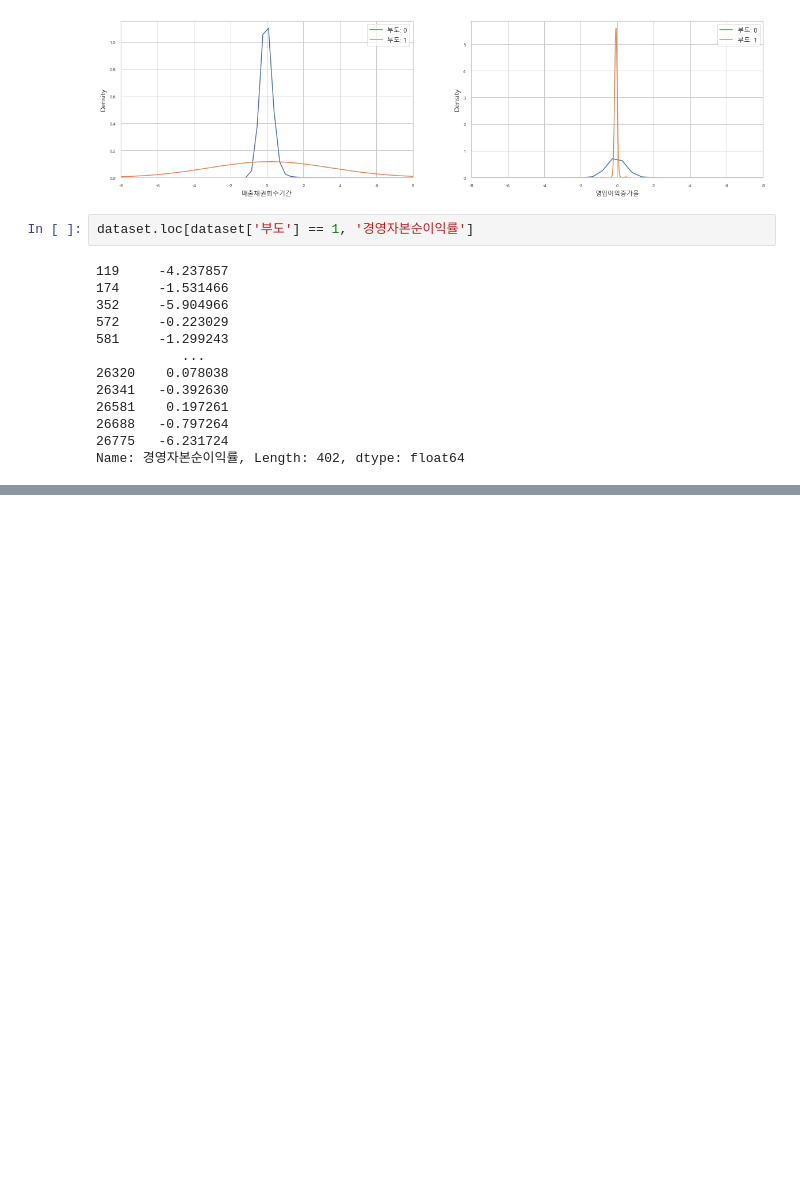
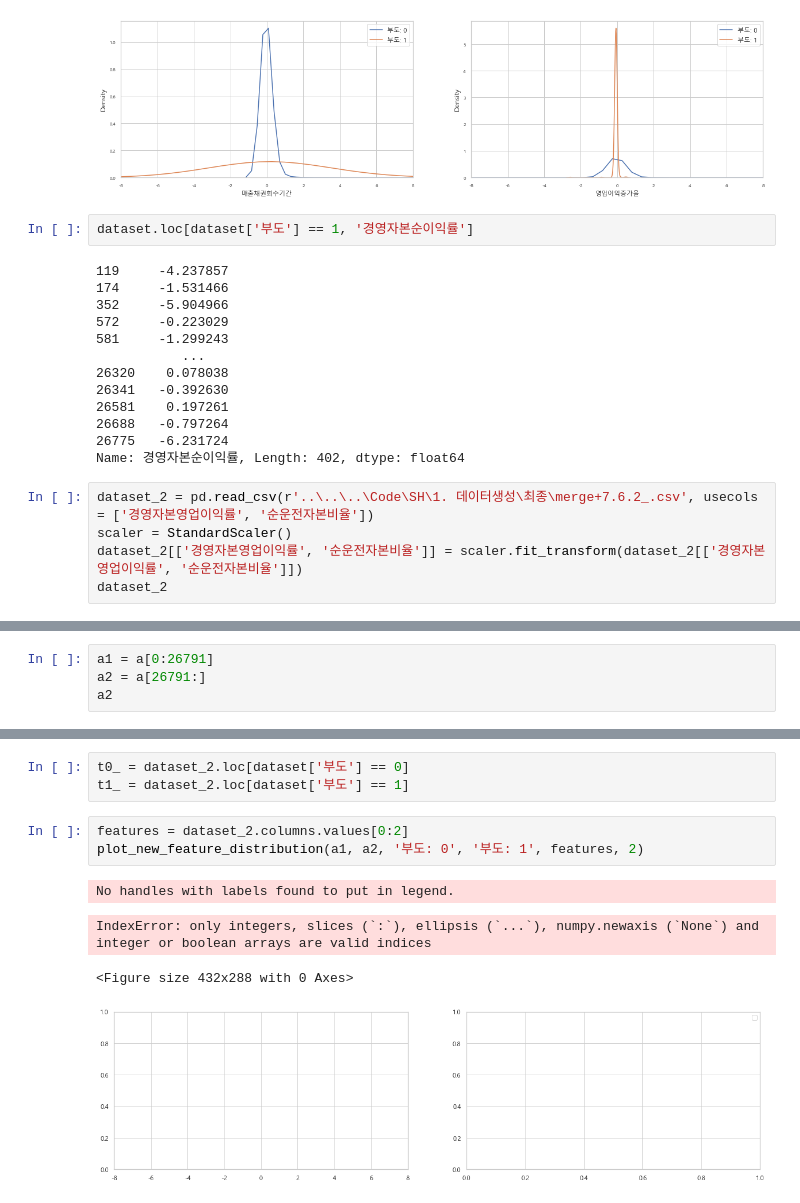
Before and after one commit to JxxHxxx/Ubion-CorporateBankruptcyAnalysis, a Jupyter notebook: Code/SH/5. 시각화/finalset 부도별 시각화.ipynb, the cells around one changed output, grey strips where cells are left out. Drawn from its saved outputs; the diff is of its cells as text; blank space fills up the shorter version.

```diff
--- a/Code/SH/5. 시각화/finalset 부도별 시각화.ipynb
+++ b/Code/SH/5. 시각화/finalset 부도별 시각화.ipynb
@@ -171,3 +192,8 @@ dataset.loc[dataset['부도'] == 1, '경영자본순이익률']
 26688   -0.797264
 26775   -6.231724
 Name: 경영자본순이익률, Length: 402, dtype: float64
+# %%
+dataset_2 = pd.read_csv(r'..\..\..\Code\SH\1. 데이터생성\최종\merge+7.6.2_.csv', usecols = ['경영자본영업이익률', '순운전자본비율'])
+scaler = StandardScaler()
+dataset_2[['경영자본영업이익률', '순운전자본비율']] = scaler.fit_transform(dataset_2[['경영자본영업이익률', '순운전자본비율']])
+dataset_2
@@ -173,0 +217,4 @@ Name: 경영자본순이익률, Length: 402, dtype: float64
+# %%
+a1 = a[0:26791]
+a2 = a[26791:]
+a2
@@ -173,0 +234,11 @@ Name: 경영자본순이익률, Length: 402, dtype: float64
+# %%
+t0_ = dataset_2.loc[dataset['부도'] == 0]
+t1_ = dataset_2.loc[dataset['부도'] == 1]
+# %%
+features = dataset_2.columns.values[0:2]
+plot_new_feature_distribution(a1, a2, '부도: 0', '부도: 1', features, 2)
+# %% [output]
+No handles with labels found to put in legend.
+IndexError: only integers, slices (`:`), ellipsis (`...`), numpy.newaxis (`None`) and integer or boolean arrays are valid indices
+<Figure size 432x288 with 0 Axes>
+[figure, added]
```
Also changed, not shown: parts of 8 cells of this notebook, 1 other file.
